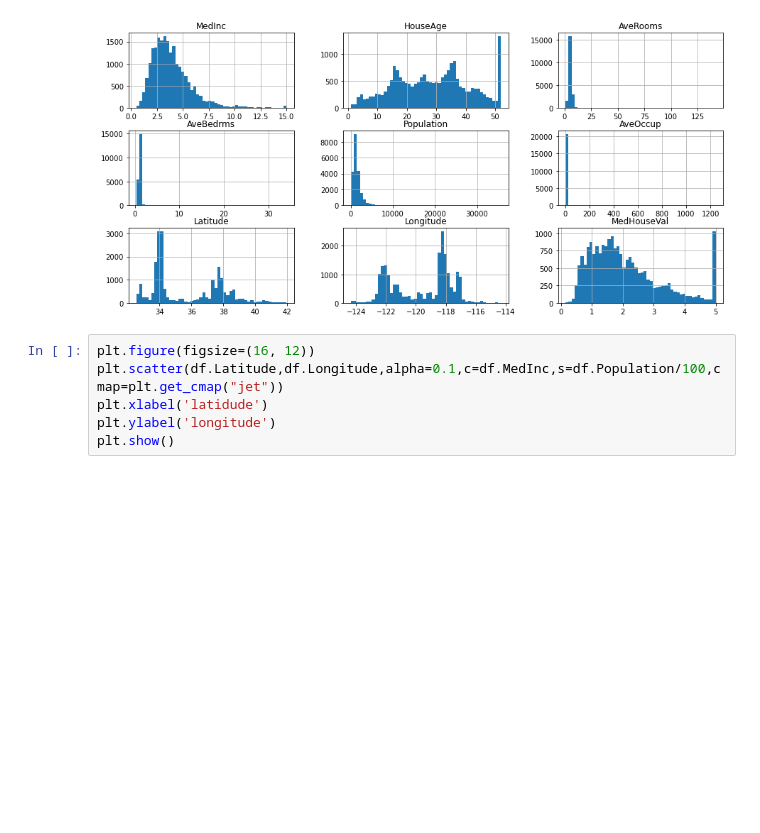
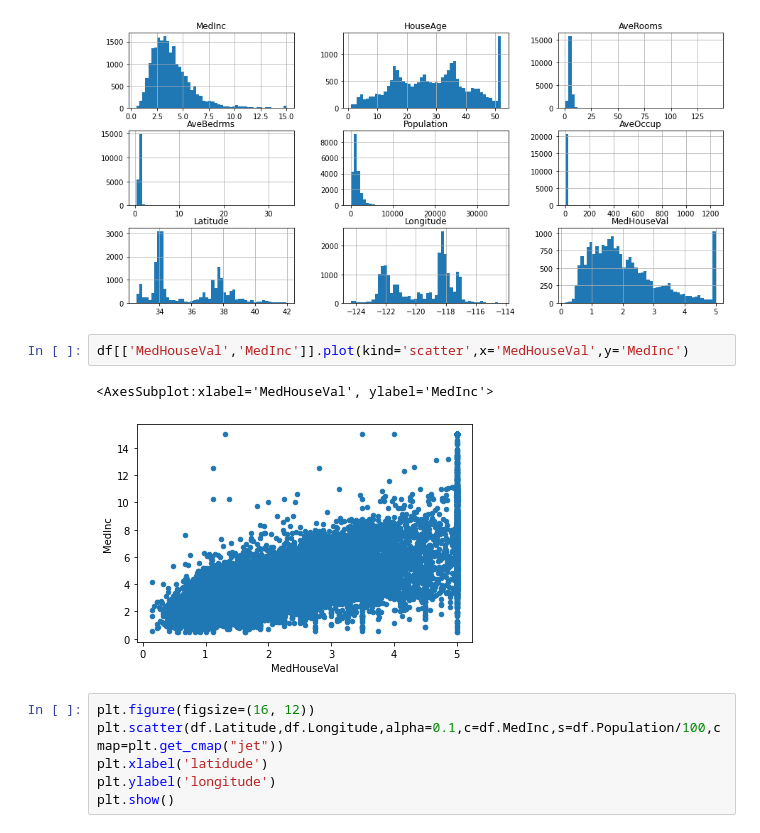
Before and after one commit to RaphaelBouvet/stats_3, a Jupyter notebook: Notebooks/02b-LinearRegressionForPrediction.ipynb, the cells around one changed output. Drawn from its saved outputs; the diff is of its cells as text; blank space fills up the shorter version.

```diff
--- a/Notebooks/02b-LinearRegressionForPrediction.ipynb
+++ b/Notebooks/02b-LinearRegressionForPrediction.ipynb
@@ -412,6 +412,11 @@ df.describe()
 df.hist(bins=50, figsize=(15,7));
 # %% [output]
 [figure]
+# %%
+df[['MedHouseVal','MedInc']].plot(kind='scatter',x='MedHouseVal',y='MedInc')
+# %% [output]
+<AxesSubplot:xlabel='MedHouseVal', ylabel='MedInc'>
+[figure, added]
 # %%
 plt.figure(figsize=(16, 12))
 plt.scatter(df.Latitude,df.Longitude,alpha=0.1,c=df.MedInc,s=df.Population/100,cmap=plt.get_cmap("jet"))
```
Also changed, not shown: parts of 51 cells of this notebook, 1 other file.
